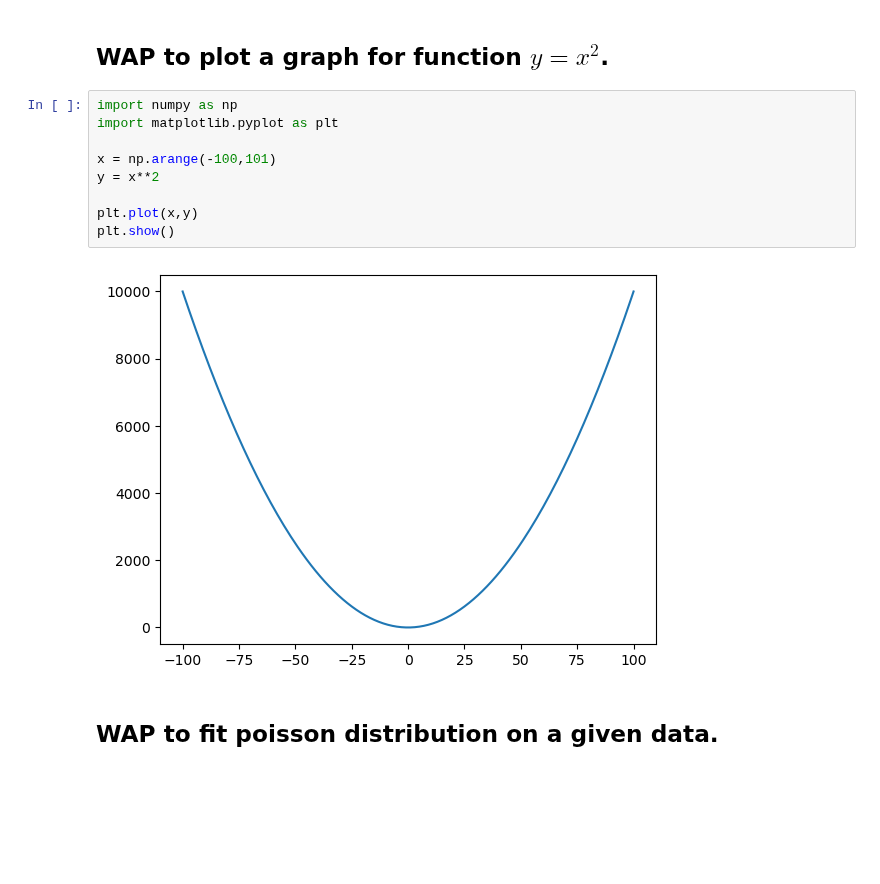
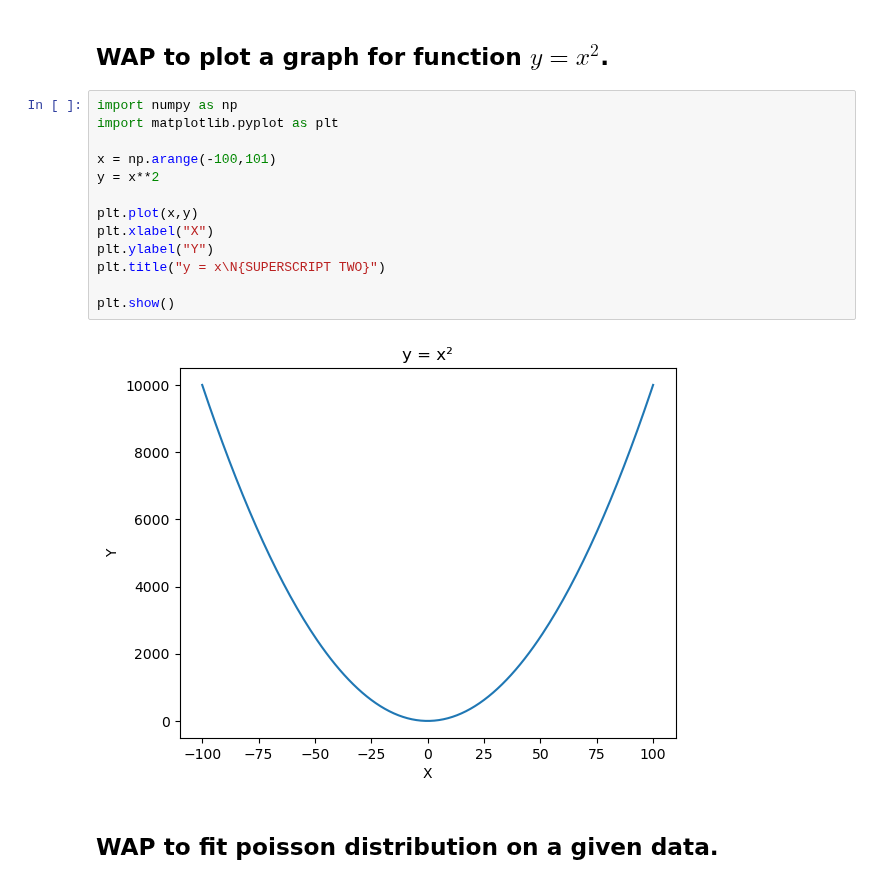
Before and after one commit to AumGupta/mor, a Jupyter notebook: Practicals/Final Practical File/main.ipynb, the cells around one changed output. Cells and saved outputs as stored; diff of their text form; blank space fills up the shorter version.

```diff
--- a/Practicals/Final Practical File/main.ipynb
+++ b/Practicals/Final Practical File/main.ipynb
@@ -671,14 +670,18 @@ Wq: 0.1
 # %%
 import numpy as np
 import matplotlib.pyplot as plt
 
 x = np.arange(-100,101)
 y = x**2
 
 plt.plot(x,y)
+plt.xlabel("X")
+plt.ylabel("Y")
+plt.title("y = x\N{SUPERSCRIPT TWO}")
+
 plt.show()
 # %% [output]
-[figure, old version]
+[figure, new version]
 # %% [markdown]
 
 ## WAP to fit poisson distribution on a given data.
```
Also changed, not shown: parts of 19 cells of this notebook, 2 other files.
